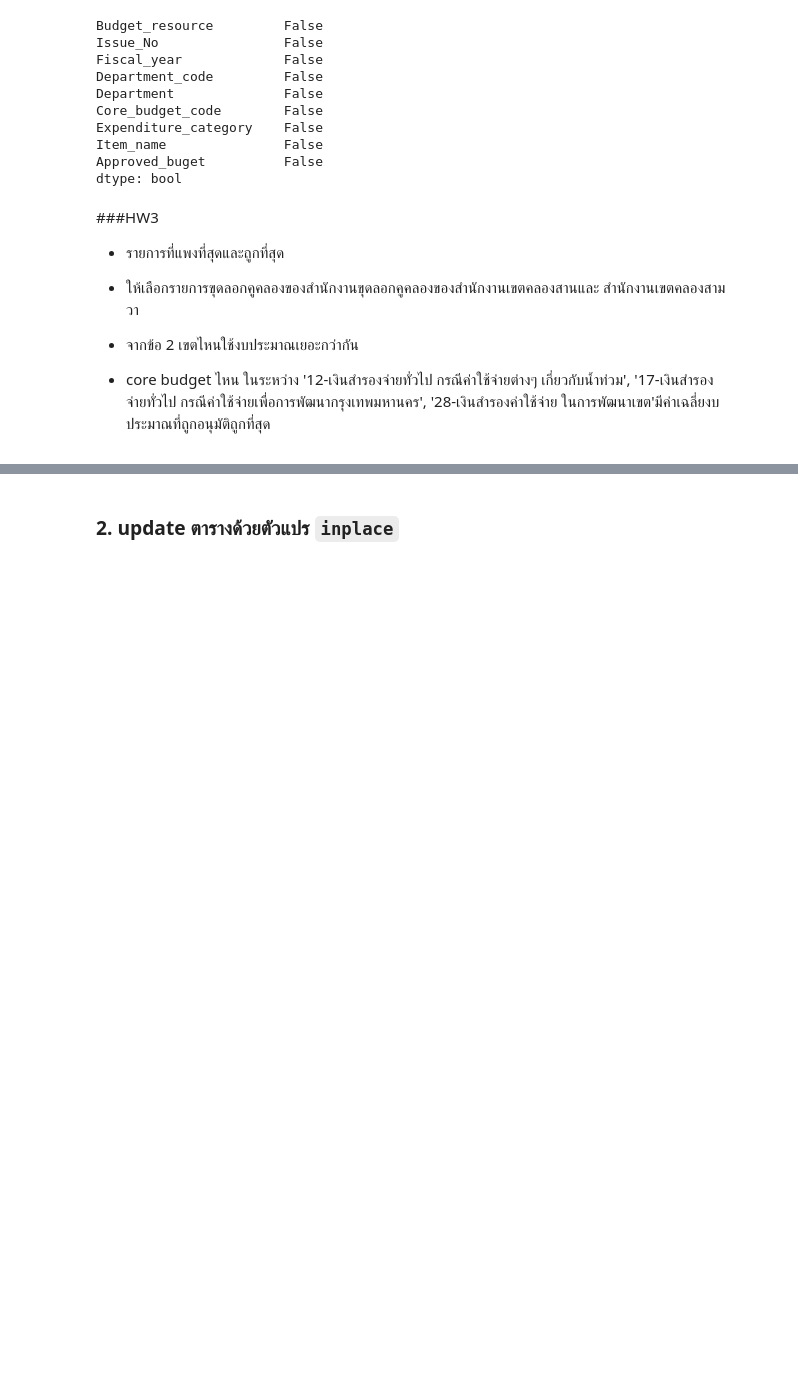
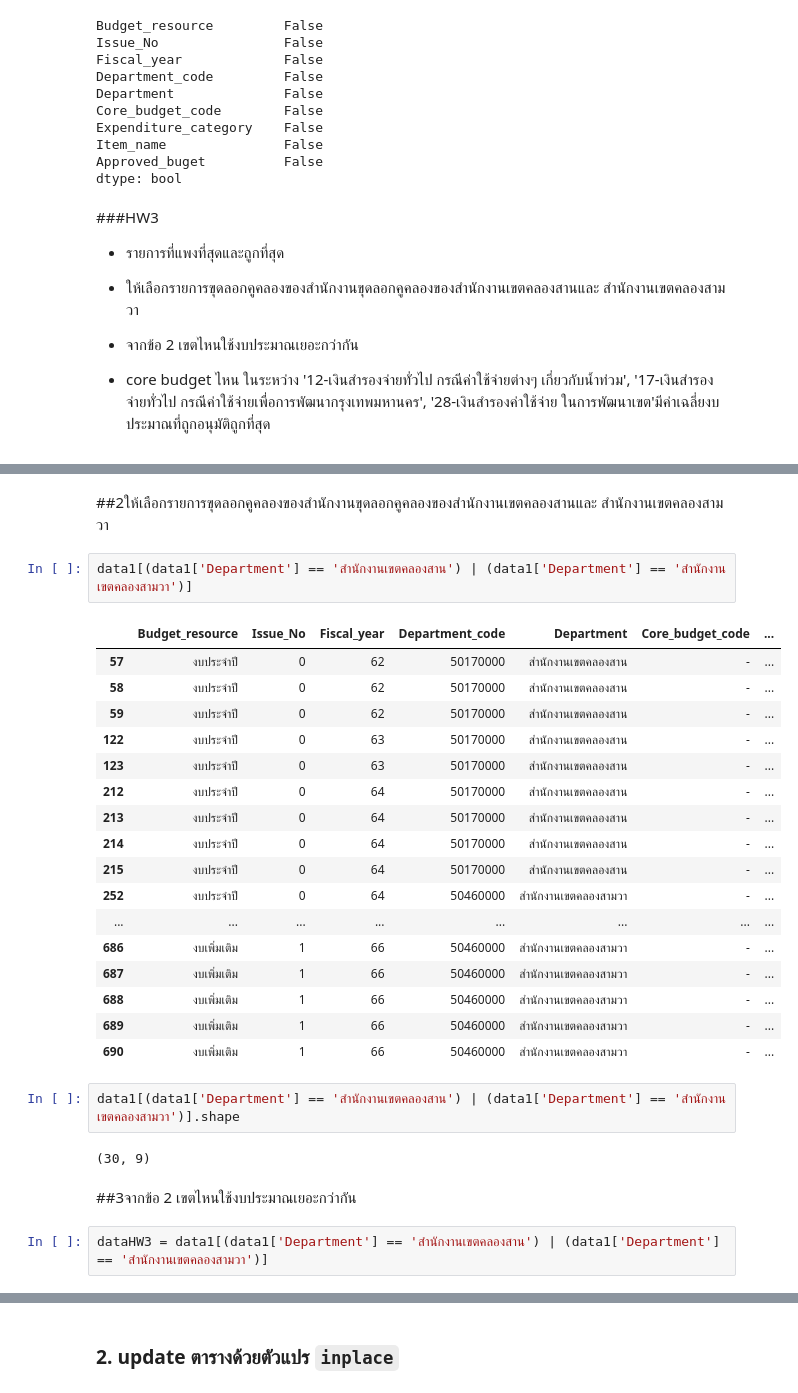
Before and after one commit to 643021273-8/python-_dataviz2023, a Jupyter notebook: Pandas101.ipynb, the cells around one changed output, grey strips where cells are left out. Cells and saved outputs as stored; diff of their text form; blank space fills up the shorter version.

```diff
--- a/Pandas101.ipynb
+++ b/Pandas101.ipynb
@@ -657,0 +627,30 @@ dtype: bool
+# %% [markdown]
+##2ให้เลือกรายการขุดลอกคูคลองของสำนักงานขุดลอกคูคลองของสำนักงานเขตคลองสานและ สำนักงานเขตคลองสามวา
+# %%
+data1[(data1['Department'] == 'สำนักงานเขตคลองสาน') | (data1['Department'] == 'สำนักงานเขตคลองสามวา')]
+# %% [output]
+|  | Budget_resource | Issue_No | Fiscal_year | Department_code | Department | Core_budget_code | ... |
+| 57 | งบประจำปี | 0 | 62 | 50170000 | สำนักงานเขตคลองสาน | - | ... |
+| 58 | งบประจำปี | 0 | 62 | 50170000 | สำนักงานเขตคลองสาน | - | ... |
+| 59 | งบประจำปี | 0 | 62 | 50170000 | สำนักงานเขตคลองสาน | - | ... |
+| 122 | งบประจำปี | 0 | 63 | 50170000 | สำนักงานเขตคลองสาน | - | ... |
+| 123 | งบประจำปี | 0 | 63 | 50170000 | สำนักงานเขตคลองสาน | - | ... |
+| 212 | งบประจำปี | 0 | 64 | 50170000 | สำนักงานเขตคลองสาน | - | ... |
+| 213 | งบประจำปี | 0 | 64 | 50170000 | สำนักงานเขตคลองสาน | - | ... |
+| 214 | งบประจำปี | 0 | 64 | 50170000 | สำนักงานเขตคลองสาน | - | ... |
+| 215 | งบประจำปี | 0 | 64 | 50170000 | สำนักงานเขตคลองสาน | - | ... |
+| 252 | งบประจำปี | 0 | 64 | 50460000 | สำนักงานเขตคลองสามวา | - | ... |
+| ... | ... | ... | ... | ... | ... | ... | ... |
+| 686 | งบเพิ่มเติม | 1 | 66 | 50460000 | สำนักงานเขตคลองสามวา | - | ... |
+| 687 | งบเพิ่มเติม | 1 | 66 | 50460000 | สำนักงานเขตคลองสามวา | - | ... |
+| 688 | งบเพิ่มเติม | 1 | 66 | 50460000 | สำนักงานเขตคลองสามวา | - | ... |
+| 689 | งบเพิ่มเติม | 1 | 66 | 50460000 | สำนักงานเขตคลองสามวา | - | ... |
+| 690 | งบเพิ่มเติม | 1 | 66 | 50460000 | สำนักงานเขตคลองสามวา | - | ... |
+# %%
+data1[(data1['Department'] == 'สำนักงานเขตคลองสาน') | (data1['Department'] == 'สำนักงานเขตคลองสามวา')].shape
+# %% [output]
+(30, 9)
+# %% [markdown]
+##3จากข้อ 2 เขตไหนใช้งบประมาณเยอะกว่ากัน
+# %%
+dataHW3 = data1[(data1['Department'] == 'สำนักงานเขตคลองสาน') | (data1['Department'] == 'สำนักงานเขตคลองสามวา')]
```
Also changed, not shown: parts of 58 cells of this notebook.
